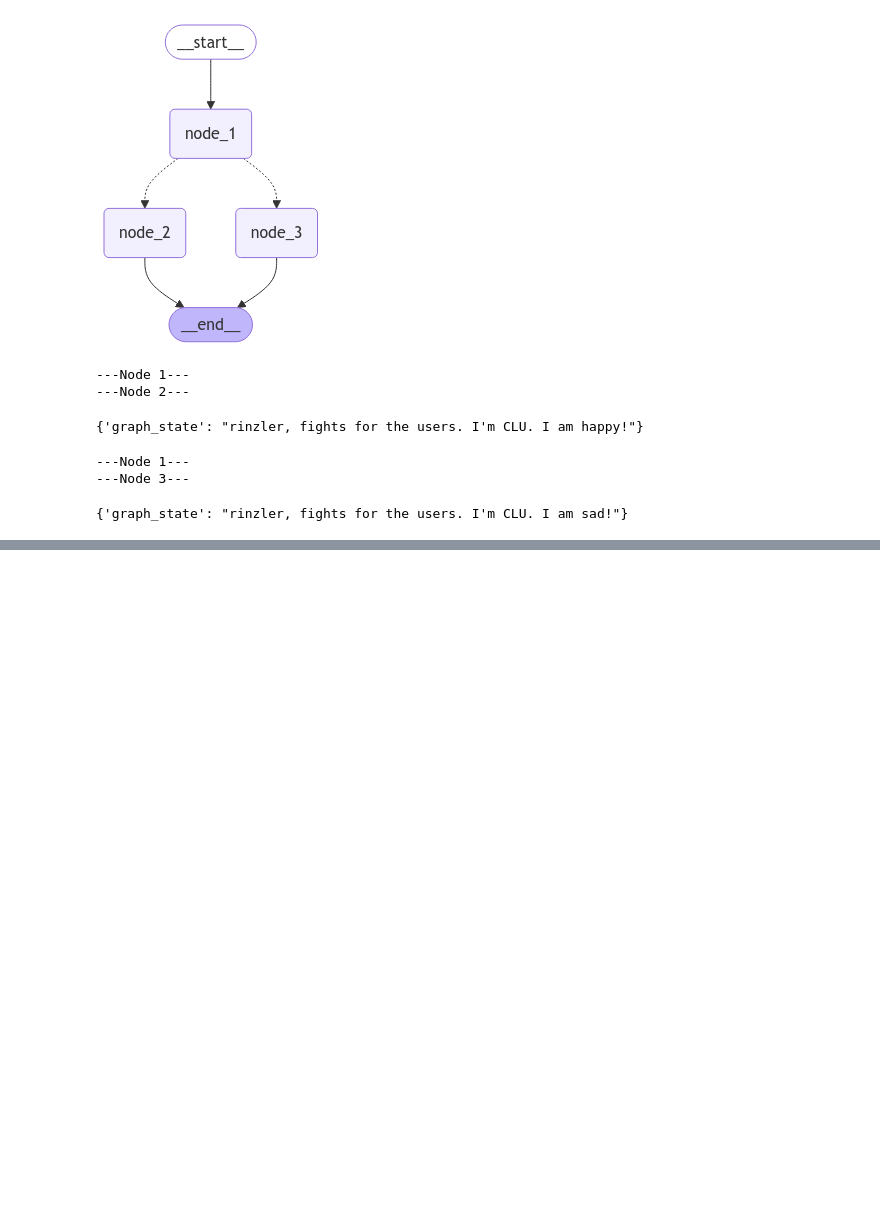
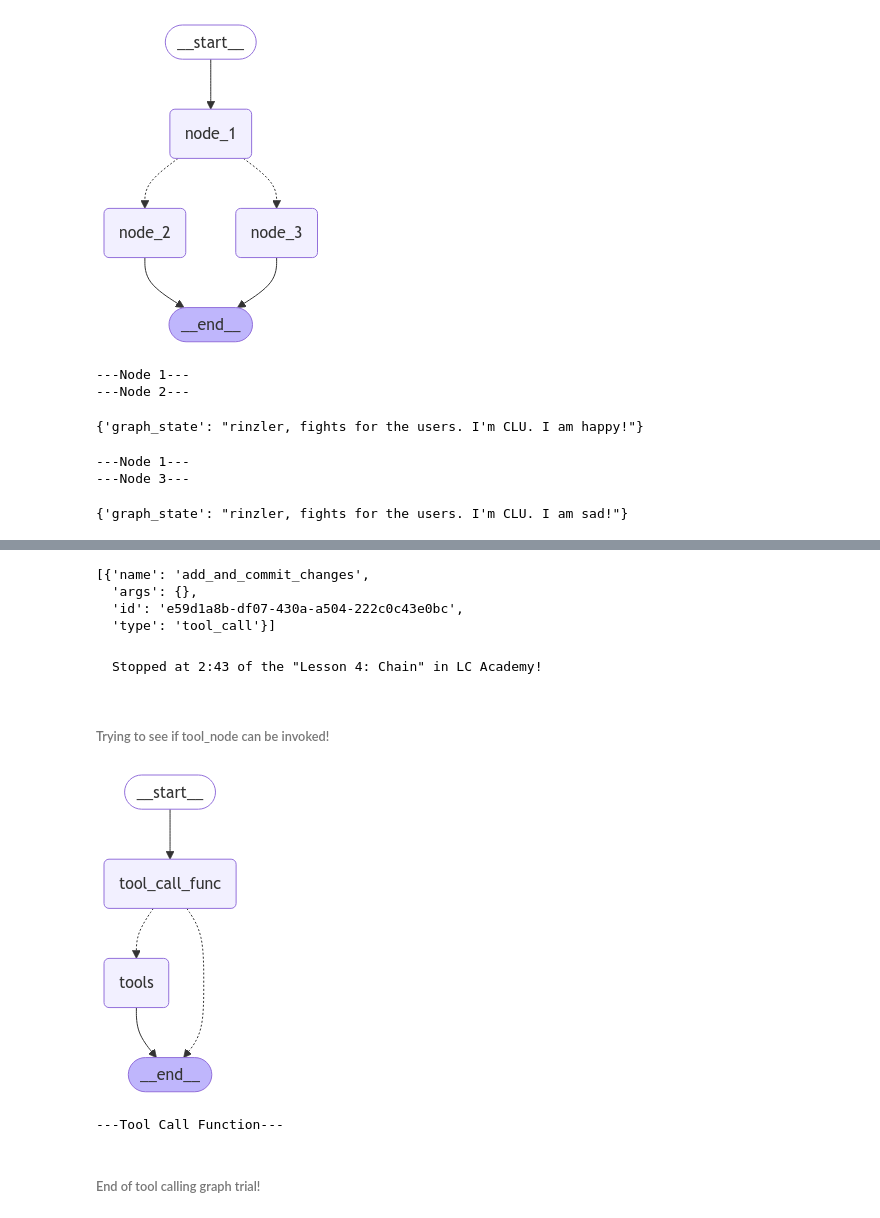
Before and after one commit to Guy-Ritchie/lcad, a Jupyter notebook: notebooks/langchain_academy.ipynb, the cells around one changed output, grey strips where cells are left out. Cells and saved outputs as stored; diff of their text form; code cells hidden in the pictures; blank space fills up the shorter version.

````diff
--- a/notebooks/langchain_academy.ipynb
+++ b/notebooks/langchain_academy.ipynb
@@ -129,0 +172,3 @@ graph.invoke({"graph_state": "rinzler, fights for the users. I'm CLU. "})
+# %%
+result = google_lm.invoke(messages)
+type(result)
@@ -129,0 +431,2 @@ graph.invoke({"graph_state": "rinzler, fights for the users. I'm CLU. "})
+# %%
+gemini_tool_lm = google_lm.bind_tools([add_and_commit_changes])
@@ -129,0 +462,42 @@ graph.invoke({"graph_state": "rinzler, fights for the users. I'm CLU. "})
+# %%
+g_tool_call_res_test2.tool_calls
+# %% [output]
+[{'name': 'add_and_commit_changes',
+  'args': {},
+  'id': 'e59d1a8b-df07-430a-a504-222c0c43e0bc',
+  'type': 'tool_call'}]
+# %% [markdown]
+```
+Stopped at 2:43 of the "Lesson 4: Chain" in LC Academy!
+```
+# %% [markdown]
+###### Trying to see if tool_node can be invoked!
+# %%
+from langgraph.graph import MessagesState
+
+def tool_call_func(state: MessagesState):
+    print("---Tool Call Function---")
+    response = gemini_tool_lm.invoke(state["messages"])
+    state["messages"].append(response)
+    return state
+# %%
+from langgraph.graph import StateGraph, START, END
+from langgraph.prebuilt import tools_condition, ToolNode
+
+builder = StateGraph(MessagesState)
+
+# Nodes
+builder.add_node("tool_call_func", tool_call_func)
+builder.add_node("tools", ToolNode([add_and_commit_changes]))
+
+# Edges
+builder.add_edge(START, "tool_call_func")
+builder.add_conditional_edges("tool_call_func", tools_condition)
+builder.add_edge("tools", END)
+
+graph = builder.compile()
+# %%
+from IPython.display import display, Image
+display(Image(graph.get_graph().draw_mermaid_png()))
+# %% [output]
+[figure, added]
@@ -129,0 +507,4 @@ graph.invoke({"graph_state": "rinzler, fights for the users. I'm CLU. "})
+# %%
+tool_exec_trial = graph.invoke(state)
+# %% [output]
+---Tool Call Function---
@@ -129,0 +514,2 @@ graph.invoke({"graph_state": "rinzler, fights for the users. I'm CLU. "})
+# %% [markdown]
+###### End of tool calling graph trial!
````
Also changed, not shown: parts of 33 cells of this notebook.
